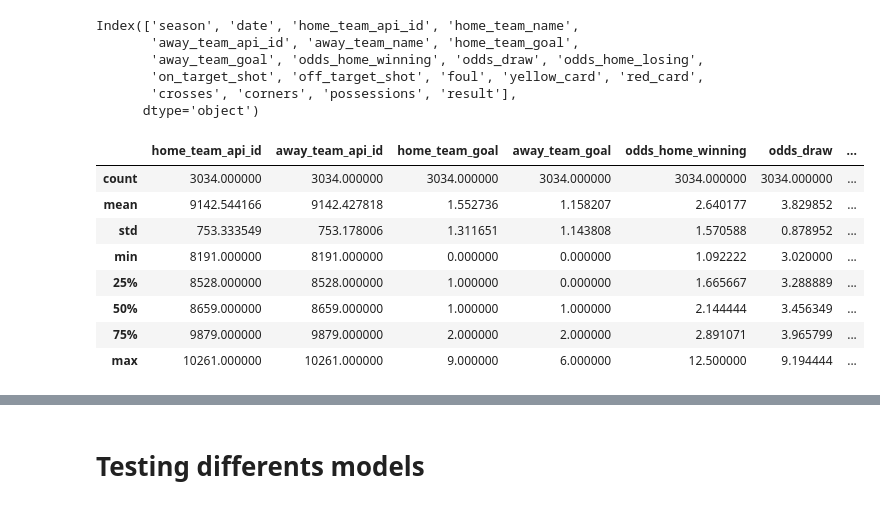
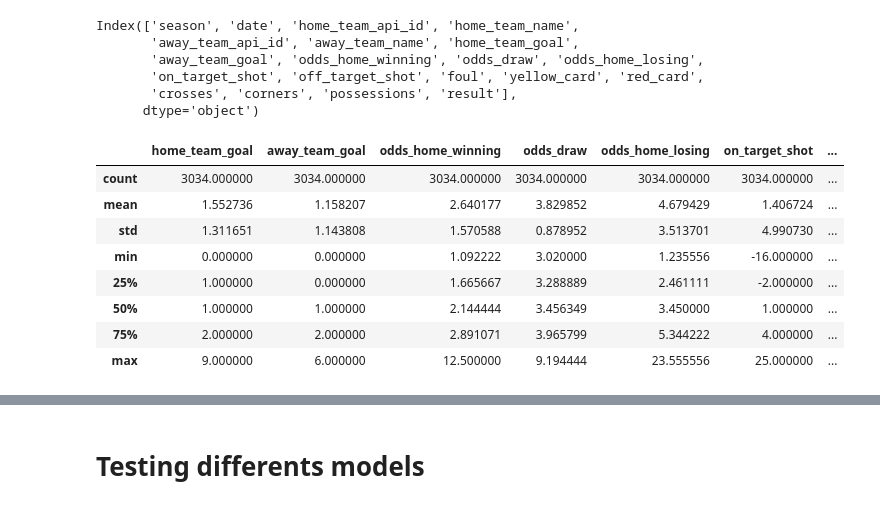
Before and after one commit to TamoToo/DataScience_Project, a Jupyter notebook: first_steps.ipynb, the cells around one changed output, grey strips where cells are left out. Drawn from its saved outputs; the diff is of its cells as text; code cells hidden in the pictures.

```diff
--- a/first_steps.ipynb
+++ b/first_steps.ipynb
@@ -153,15 +167,17 @@ Index(['season', 'date', 'home_team_api_id', 'home_team_name',
        'on_target_shot', 'off_target_shot', 'foul', 'yellow_card', 'red_card',
        'crosses', 'corners', 'possessions', 'result'],
       dtype='object')
+# %%
+describe_data = match_data.drop(columns=['season', 'date', 'home_team_api_id', 'home_team_name', 'away_team_api_id', 'away_team_name'])
 # %%
-match_data.describe()
+describe_data.describe()
 # %% [output]
-|  | home_team_api_id | away_team_api_id | home_team_goal | away_team_goal | odds_home_winning | odds_draw | ... |
+|  | home_team_goal | away_team_goal | odds_home_winning | odds_draw | odds_home_losing | on_target_shot | ... |
 | count | 3034.000000 | 3034.000000 | 3034.000000 | 3034.000000 | 3034.000000 | 3034.000000 | ... |
-| mean | 9142.544166 | 9142.427818 | 1.552736 | 1.158207 | 2.640177 | 3.829852 | ... |
-| std | 753.333549 | 753.178006 | 1.311651 | 1.143808 | 1.570588 | 0.878952 | ... |
-| min | 8191.000000 | 8191.000000 | 0.000000 | 0.000000 | 1.092222 | 3.020000 | ... |
-| 25% | 8528.000000 | 8528.000000 | 1.000000 | 0.000000 | 1.665667 | 3.288889 | ... |
-| 50% | 8659.000000 | 8659.000000 | 1.000000 | 1.000000 | 2.144444 | 3.456349 | ... |
-| 75% | 9879.000000 | 9879.000000 | 2.000000 | 2.000000 | 2.891071 | 3.965799 | ... |
-| max | 10261.000000 | 10261.000000 | 9.000000 | 6.000000 | 12.500000 | 9.194444 | ... |
+| mean | 1.552736 | 1.158207 | 2.640177 | 3.829852 | 4.679429 | 1.406724 | ... |
+| std | 1.311651 | 1.143808 | 1.570588 | 0.878952 | 3.513701 | 4.990730 | ... |
+| min | 0.000000 | 0.000000 | 1.092222 | 3.020000 | 1.235556 | -16.000000 | ... |
+| 25% | 1.000000 | 0.000000 | 1.665667 | 3.288889 | 2.461111 | -2.000000 | ... |
+| 50% | 1.000000 | 1.000000 | 2.144444 | 3.456349 | 3.450000 | 1.000000 | ... |
+| 75% | 2.000000 | 2.000000 | 2.891071 | 3.965799 | 5.344222 | 4.000000 | ... |
+| max | 9.000000 | 6.000000 | 12.500000 | 9.194444 | 23.555556 | 25.000000 | ... |
```
Also changed, not shown: parts of 22 cells of this notebook, 1 other file.
